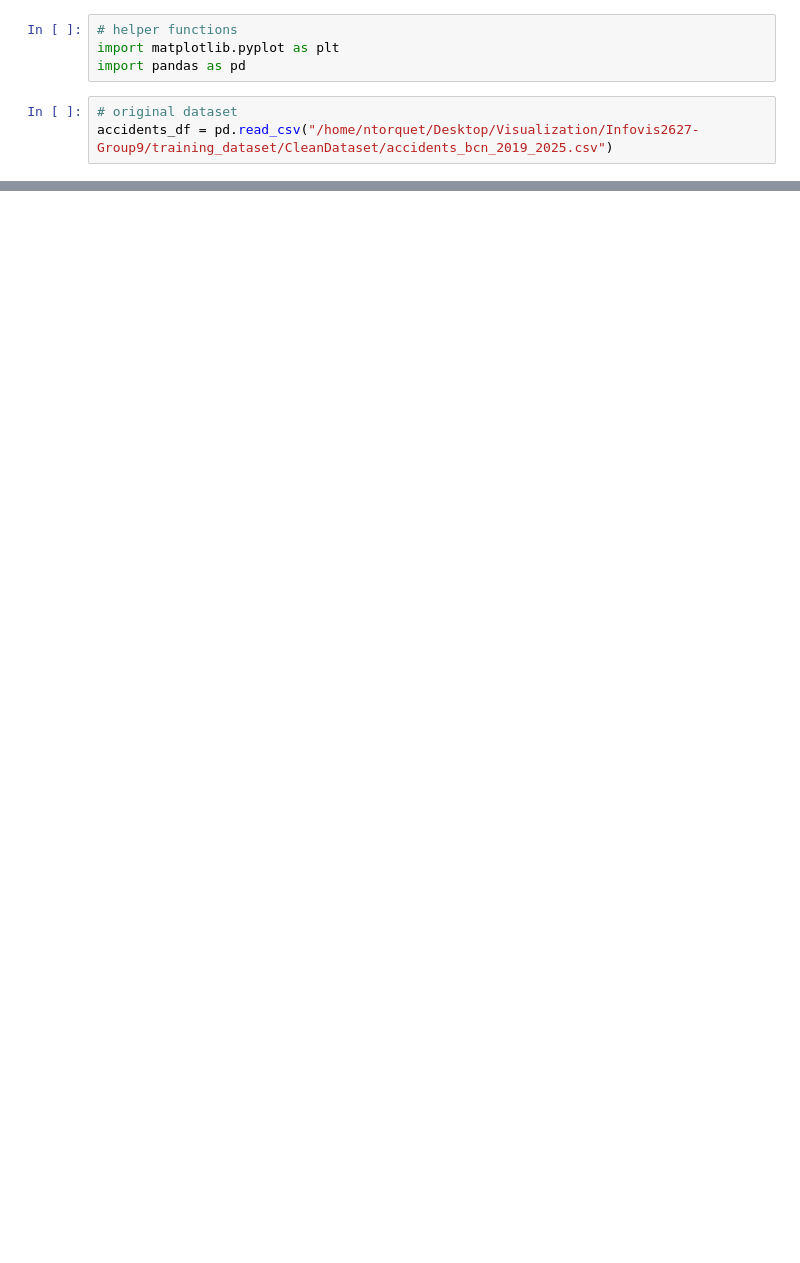
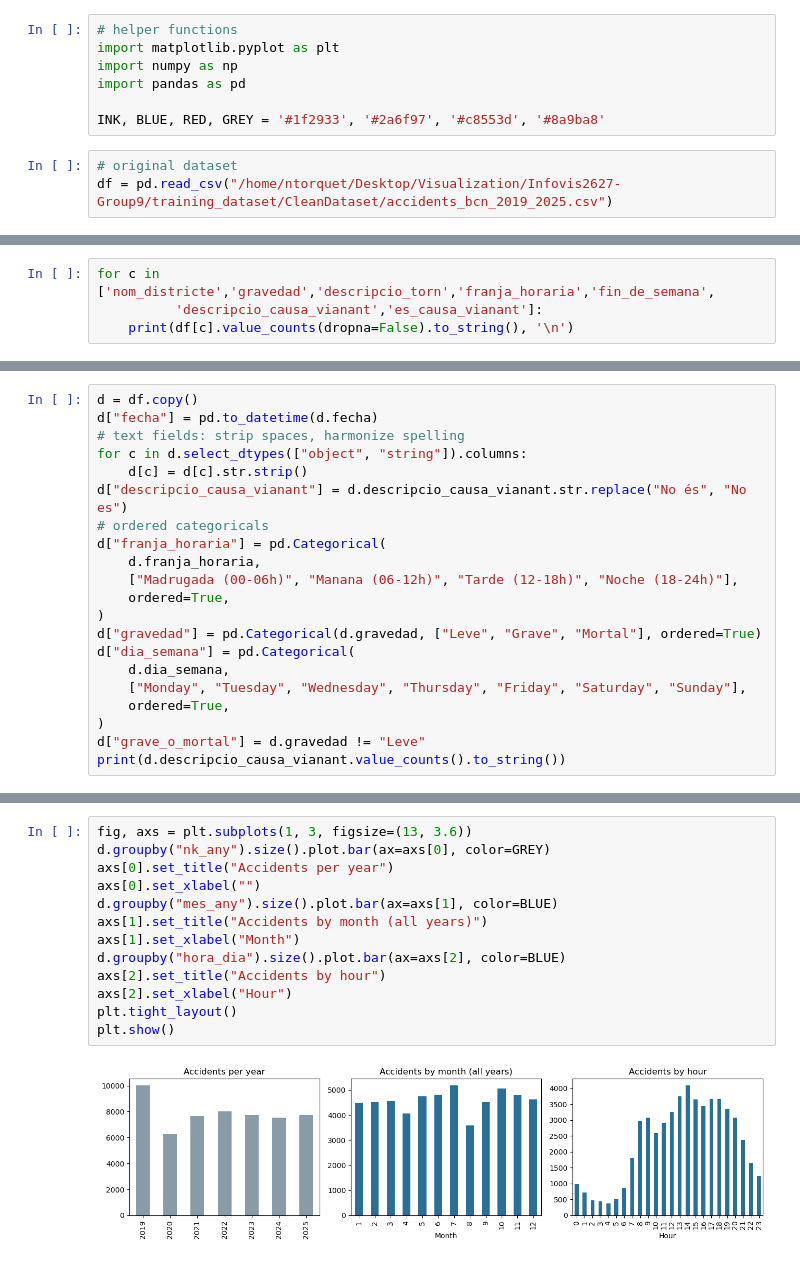
Before and after one commit to tizianolopez/Infovis2627-Group9, a Jupyter notebook: Task1.1/eda_training_dataset.ipynb, the cells around one changed output, grey strips where cells are left out. Cells and saved outputs as stored; diff of their text form; blank space fills up the shorter version.

Commit message:
eda done, missing plot and explanation

```diff
--- a/Task1.1/eda_training_dataset.ipynb
+++ b/Task1.1/eda_training_dataset.ipynb
@@ -1,9 +1,12 @@
 # %%
 # helper functions
 import matplotlib.pyplot as plt
+import numpy as np
 import pandas as pd
+
+INK, BLUE, RED, GREY = '#1f2933', '#2a6f97', '#c8553d', '#8a9ba8'
 # %%
 # original dataset
-accidents_df = pd.read_csv("/home/ntorquet/Desktop/Visualization/Infovis2627-Group9/training_dataset/CleanDataset/accidents_bcn_2019_2025.csv")
+df = pd.read_csv("/home/ntorquet/Desktop/Visualization/Infovis2627-Group9/training_dataset/CleanDataset/accidents_bcn_2019_2025.csv")
 # %%
 # First we have to explore the diff fields
@@ -28,0 +106,4 @@ memory usage: 11.4+ MB
+# %%
+for c in ['nom_districte','gravedad','descripcio_torn','franja_horaria','fin_de_semana',
+          'descripcio_causa_vianant','es_causa_vianant']:
+    print(df[c].value_counts(dropna=False).to_string(), '\n')
@@ -28,0 +237,21 @@ memory usage: 11.4+ MB
+# %%
+d = df.copy()
+d["fecha"] = pd.to_datetime(d.fecha)
+# text fields: strip spaces, harmonize spelling
+for c in d.select_dtypes(["object", "string"]).columns:
+    d[c] = d[c].str.strip()
+d["descripcio_causa_vianant"] = d.descripcio_causa_vianant.str.replace("No és", "No es")
+# ordered categoricals
+d["franja_horaria"] = pd.Categorical(
+    d.franja_horaria,
+    ["Madrugada (00-06h)", "Manana (06-12h)", "Tarde (12-18h)", "Noche (18-24h)"],
+    ordered=True,
+)
+d["gravedad"] = pd.Categorical(d.gravedad, ["Leve", "Grave", "Mortal"], ordered=True)
+d["dia_semana"] = pd.Categorical(
+    d.dia_semana,
+    ["Monday", "Tuesday", "Wednesday", "Thursday", "Friday", "Saturday", "Sunday"],
+    ordered=True,
+)
+d["grave_o_mortal"] = d.gravedad != "Leve"
+print(d.descripcio_causa_vianant.value_counts().to_string())
@@ -28,0 +269,15 @@ memory usage: 11.4+ MB
+# %%
+fig, axs = plt.subplots(1, 3, figsize=(13, 3.6))
+d.groupby("nk_any").size().plot.bar(ax=axs[0], color=GREY)
+axs[0].set_title("Accidents per year")
+axs[0].set_xlabel("")
+d.groupby("mes_any").size().plot.bar(ax=axs[1], color=BLUE)
+axs[1].set_title("Accidents by month (all years)")
+axs[1].set_xlabel("Month")
+d.groupby("hora_dia").size().plot.bar(ax=axs[2], color=BLUE)
+axs[2].set_title("Accidents by hour")
+axs[2].set_xlabel("Hour")
+plt.tight_layout()
+plt.show()
+# %% [output]
+[figure, added]
```
Also changed, not shown: parts of 33 cells of this notebook.
